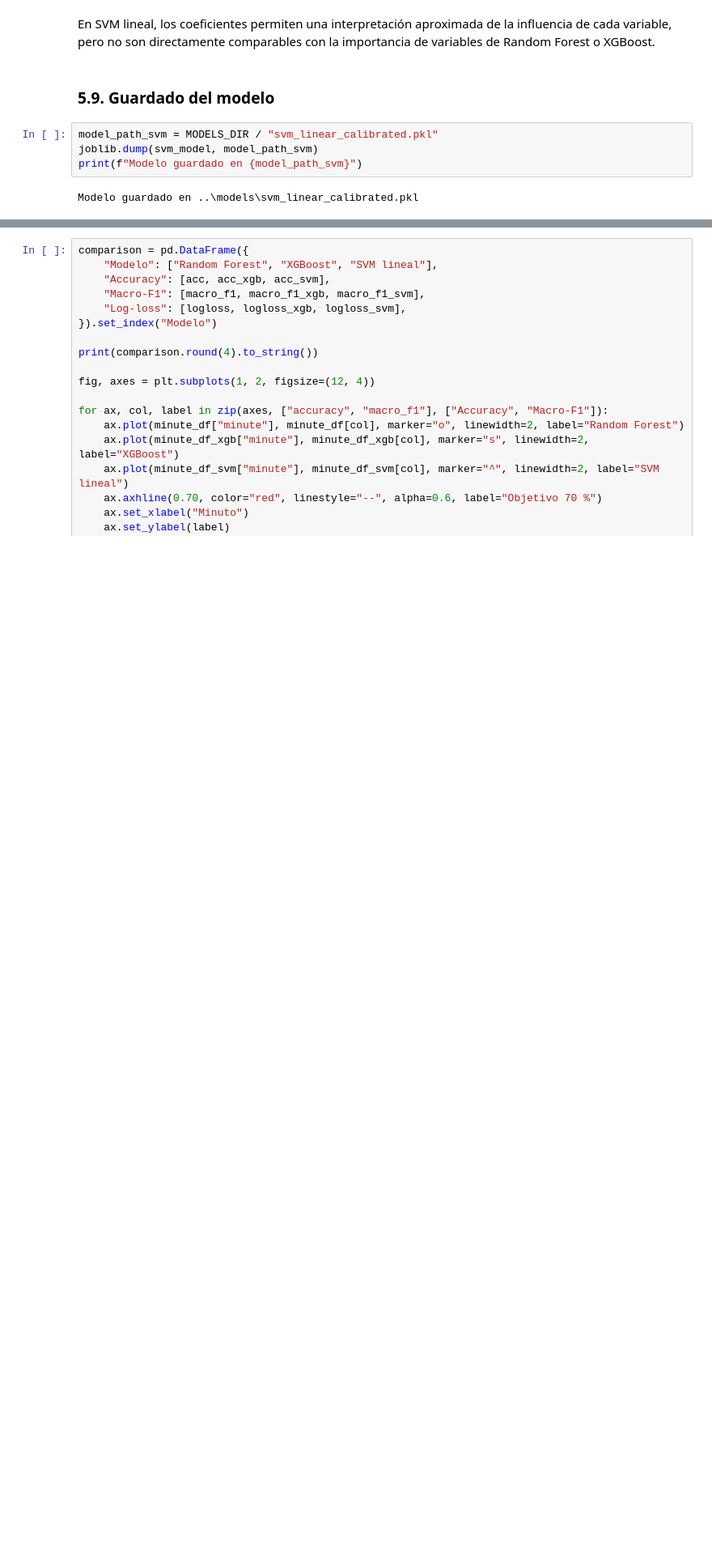
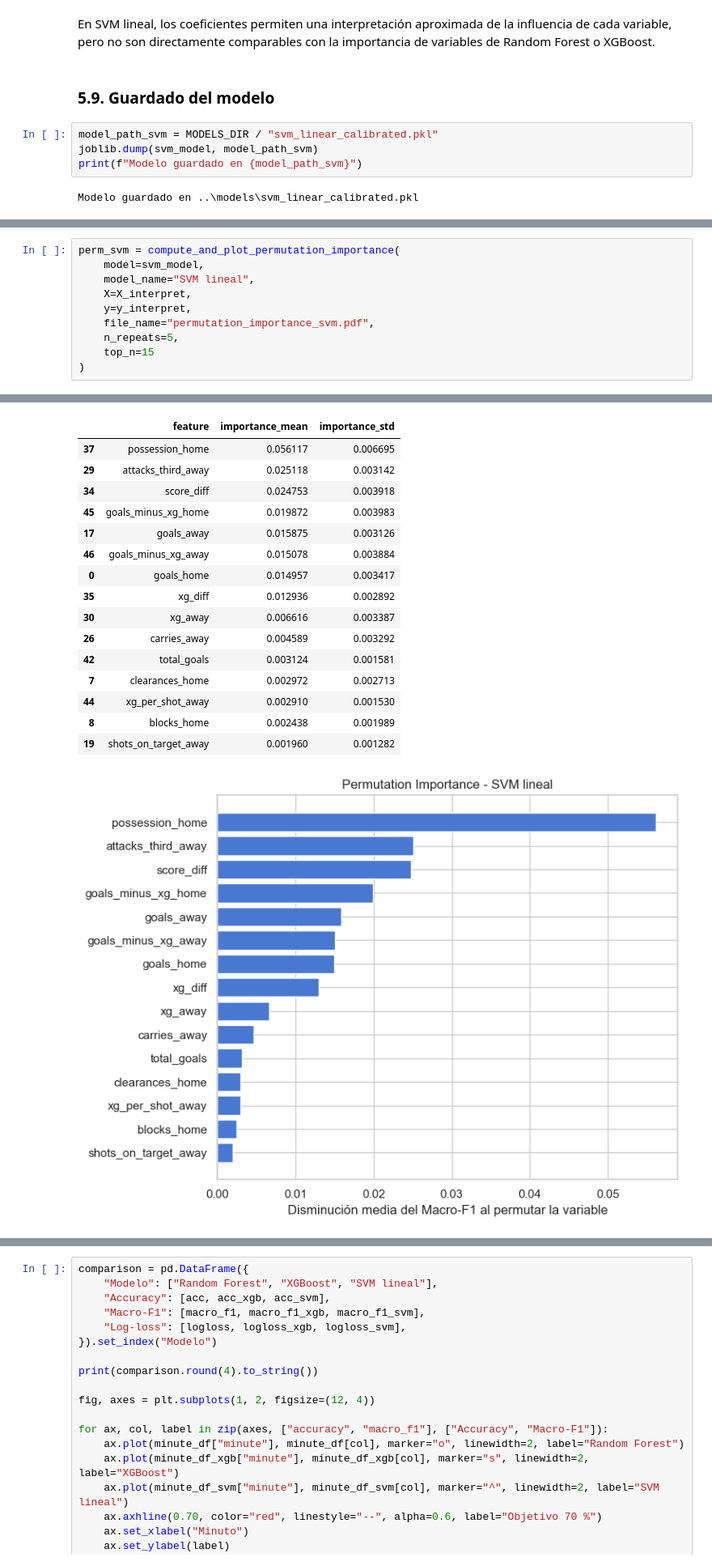
Before and after one commit to oriolologaray/TFE, a Jupyter notebook: notebooks/modeling.ipynb, the cells around one changed output, grey strips where cells are left out. Shown at 81% size. Drawn from its saved outputs; the diff is of its cells as text; blank space fills up the shorter version.

```diff
--- a/notebooks/modeling.ipynb
+++ b/notebooks/modeling.ipynb
@@ -1035,0 +1184,11 @@ Modelo guardado en ..\models\svm_linear_calibrated.pkl
+# %%
+perm_svm = compute_and_plot_permutation_importance(
+    model=svm_model,
+    model_name="SVM lineal",
+    X=X_interpret,
+    y=y_interpret,
+    file_name="permutation_importance_svm.pdf",
+    n_repeats=5,
+    top_n=15
+)
+# %% [output]
@@ -1035,0 +1196,17 @@ Modelo guardado en ..\models\svm_linear_calibrated.pkl
+|  | feature | importance_mean | importance_std |
+| 37 | possession_home | 0.056117 | 0.006695 |
+| 29 | attacks_third_away | 0.025118 | 0.003142 |
+| 34 | score_diff | 0.024753 | 0.003918 |
+| 45 | goals_minus_xg_home | 0.019872 | 0.003983 |
+| 17 | goals_away | 0.015875 | 0.003126 |
+| 46 | goals_minus_xg_away | 0.015078 | 0.003884 |
+| 0 | goals_home | 0.014957 | 0.003417 |
+| 35 | xg_diff | 0.012936 | 0.002892 |
+| 30 | xg_away | 0.006616 | 0.003387 |
+| 26 | carries_away | 0.004589 | 0.003292 |
+| 42 | total_goals | 0.003124 | 0.001581 |
+| 7 | clearances_home | 0.002972 | 0.002713 |
+| 44 | xg_per_shot_away | 0.002910 | 0.001530 |
+| 8 | blocks_home | 0.002438 | 0.001989 |
+| 19 | shots_on_target_away | 0.001960 | 0.001282 |
+[figure, added]
```
Also changed, not shown: parts of 16 cells of this notebook, 14 other files.
